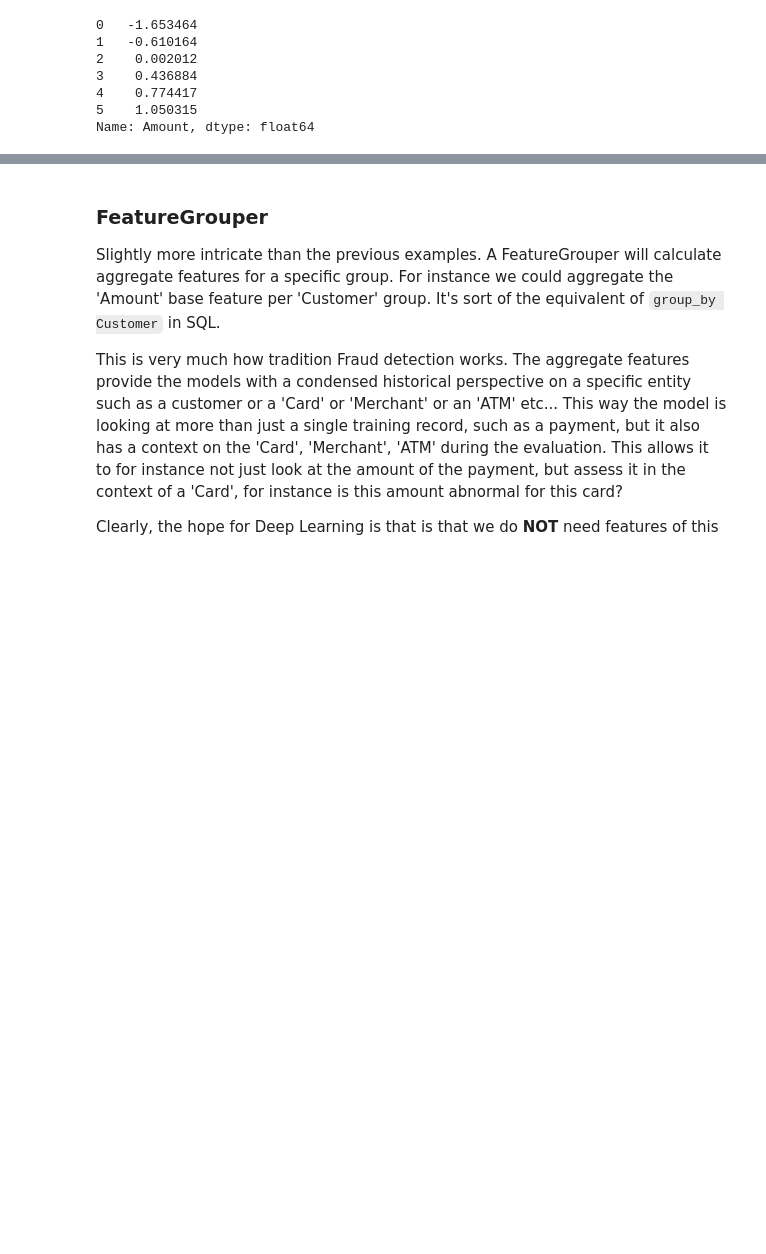
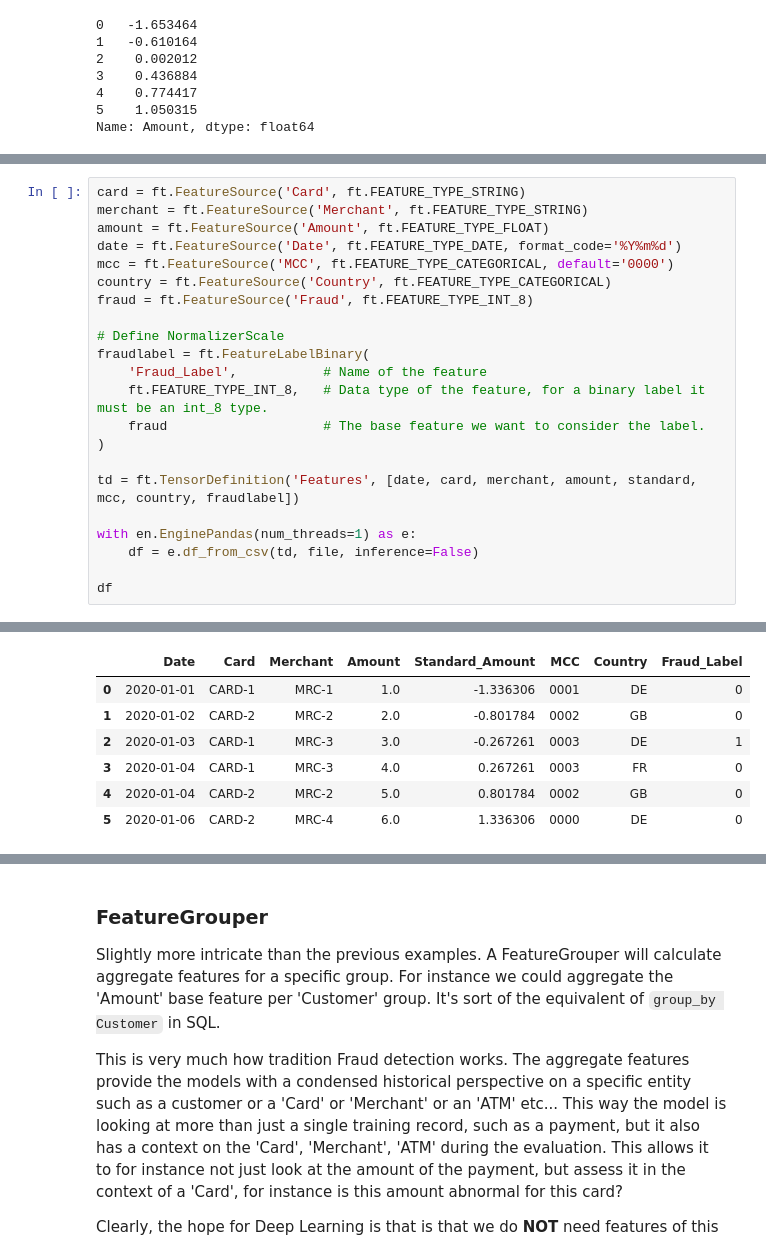
Before and after one commit to t0kk35/eng1n3, a Jupyter notebook: notebooks/01_Intro_into_features.ipynb, the cells around one changed output, grey strips where cells are left out. Saved outputs shown, nothing was run; the diff lists cells and outputs as text; blank space fills up the shorter version.

```diff
--- a/notebooks/01_Intro_into_features.ipynb
+++ b/notebooks/01_Intro_into_features.ipynb
@@ -703,0 +707,23 @@ Name: Amount, dtype: float64
+# %%
+card = ft.FeatureSource('Card', ft.FEATURE_TYPE_STRING)
+merchant = ft.FeatureSource('Merchant', ft.FEATURE_TYPE_STRING)
+amount = ft.FeatureSource('Amount', ft.FEATURE_TYPE_FLOAT)
+date = ft.FeatureSource('Date', ft.FEATURE_TYPE_DATE, format_code='%Y%m%d')
+mcc = ft.FeatureSource('MCC', ft.FEATURE_TYPE_CATEGORICAL, default='0000')
+country = ft.FeatureSource('Country', ft.FEATURE_TYPE_CATEGORICAL)
+fraud = ft.FeatureSource('Fraud', ft.FEATURE_TYPE_INT_8)
+
+# Define NormalizerScale
+fraudlabel = ft.FeatureLabelBinary(
+    'Fraud_Label',           # Name of the feature
+    ft.FEATURE_TYPE_INT_8,   # Data type of the feature, for a binary label it must be an int_8 type.
+    fraud                    # The base feature we want to consider the label.
+)
+
+td = ft.TensorDefinition('Features', [date, card, merchant, amount, standard, mcc, country, fraudlabel])
+
+with en.EnginePandas(num_threads=1) as e:
+    df = e.df_from_csv(td, file, inference=False)
+
+df
+# %% [output]
@@ -703,0 +736,7 @@ Name: Amount, dtype: float64
+|  | Date | Card | Merchant | Amount | Standard_Amount | MCC | Country | Fraud_Label |
+| 0 | 2020-01-01 | CARD-1 | MRC-1 | 1.0 | -1.336306 | 0001 | DE | 0 |
+| 1 | 2020-01-02 | CARD-2 | MRC-2 | 2.0 | -0.801784 | 0002 | GB | 0 |
+| 2 | 2020-01-03 | CARD-1 | MRC-3 | 3.0 | -0.267261 | 0003 | DE | 1 |
+| 3 | 2020-01-04 | CARD-1 | MRC-3 | 4.0 | 0.267261 | 0003 | FR | 0 |
+| 4 | 2020-01-04 | CARD-2 | MRC-2 | 5.0 | 0.801784 | 0002 | GB | 0 |
+| 5 | 2020-01-06 | CARD-2 | MRC-4 | 6.0 | 1.336306 | 0000 | DE | 0 |
```
Also changed, not shown: parts of 18 cells of this notebook, 12 other files.
